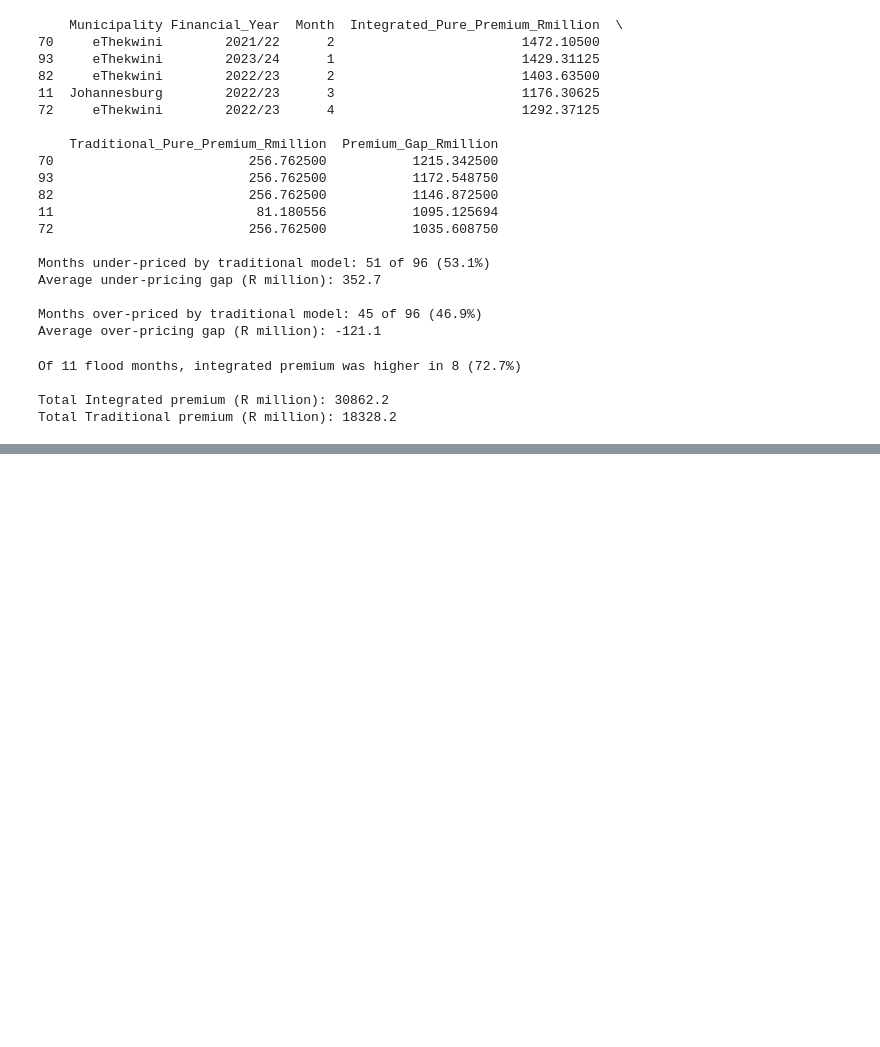
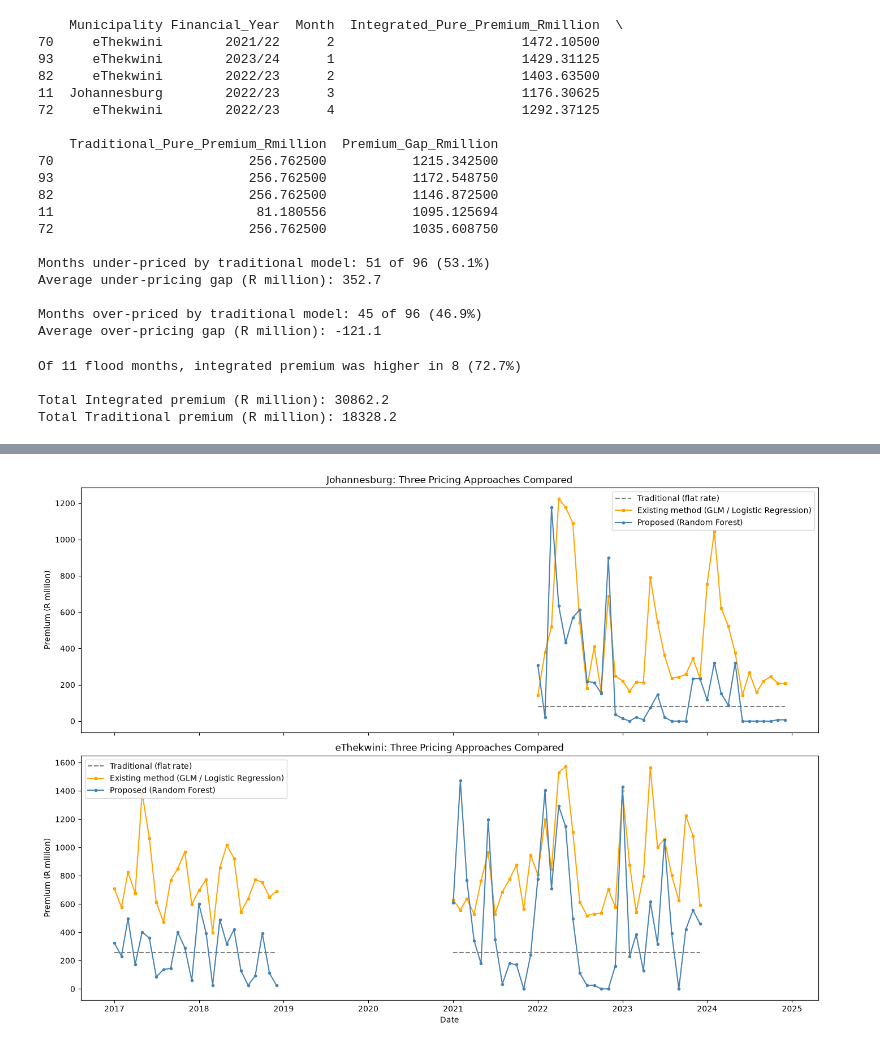
Before and after one commit to Fanezi/Capstone-Project, a Jupyter notebook: notebook/Capstone_Project.ipynb, the cells around one changed output, grey strips where cells are left out. Drawn from its saved outputs; the diff is of its cells as text; code cells hidden in the pictures; blank space fills up the shorter version.

```diff
--- a/notebook/Capstone_Project.ipynb
+++ b/notebook/Capstone_Project.ipynb
@@ -581,3 +688,20 @@ Of 11 flood months, integrated premium was higher in 8 (72.7%)
 
 Total Integrated premium (R million): 30862.2
 Total Traditional premium (R million): 18328.2
+# %%
+# --- Objective 3: Compare the integrated model against an existing pricing method ---
+# Our literature review names Generalized Linear Models (GLM) as one of the
+# leading current insurance pricing approaches in South Africa. Logistic
+# Regression is a GLM, so we use it here as the "existing method" benchmark.
+
+# get Logistic Regression's flood probability for each month, same way we did for Random Forest
+df_model['P_Flood_LogReg'] = cross_val_predict(log_reg, X, y, cv=skf, method='predict_proba')[:,1]
+
+# apply the same pure premium formula, just swapping in the GLM's probability
+df_model['GLM_Pure_Premium_Rmillion'] = df_model['P_Flood_LogReg'] * df_model['Severity_Rmillion']
+
+print(df_model[['Municipality','Financial_Year','Month',
+                 'Traditional_Pure_Premium_Rmillion',
+                 'GLM_Pure_Premium_Rmillion',
+                 'Integrated_Pure_Premium_Rmillion']].sort_values(
+                 'Integrated_Pure_Premium_Rmillion', ascending=False).head(10))
@@ -583,0 +726,22 @@ Total Traditional premium (R million): 18328.2
+# %%
+# --- Chart: all three approaches side by side ---
+fig, axes = plt.subplots(2, 1, figsize=(14,10), sharex=True)
+
+for i, city in enumerate(df_model['Municipality'].unique()):
+    sub = df_model[df_model['Municipality']==city].sort_values(['Financial_Year','Month']).copy()
+    sub['Date'] = pd.to_datetime(sub['Financial_Year'].str[:4].astype(int).astype(str) + '-' + sub['Month'].astype(str))
+    full_range = pd.date_range(sub['Date'].min(), sub['Date'].max(), freq='MS')
+    sub = sub.set_index('Date').reindex(full_range)
+
+    axes[i].plot(sub.index, sub['Traditional_Pure_Premium_Rmillion'], label='Traditional (flat rate)', linestyle='--', color='gray')
+    axes[i].plot(sub.index, sub['GLM_Pure_Premium_Rmillion'], label='Existing method (GLM / Logistic Regression)', marker='s', markersize=3, color='orange')
+    axes[i].plot(sub.index, sub['Integrated_Pure_Premium_Rmillion'], label='Proposed (Random Forest)', marker='o', markersize=3, color='steelblue')
+    axes[i].set_title(f'{city}: Three Pricing Approaches Compared')
+    axes[i].set_ylabel('Premium (R million)')
+    axes[i].legend()
+
+plt.xlabel('Date')
+plt.tight_layout()
+plt.show()
+# %% [output]
+[figure, added]
```
Also changed, not shown: parts of 13 cells of this notebook.
